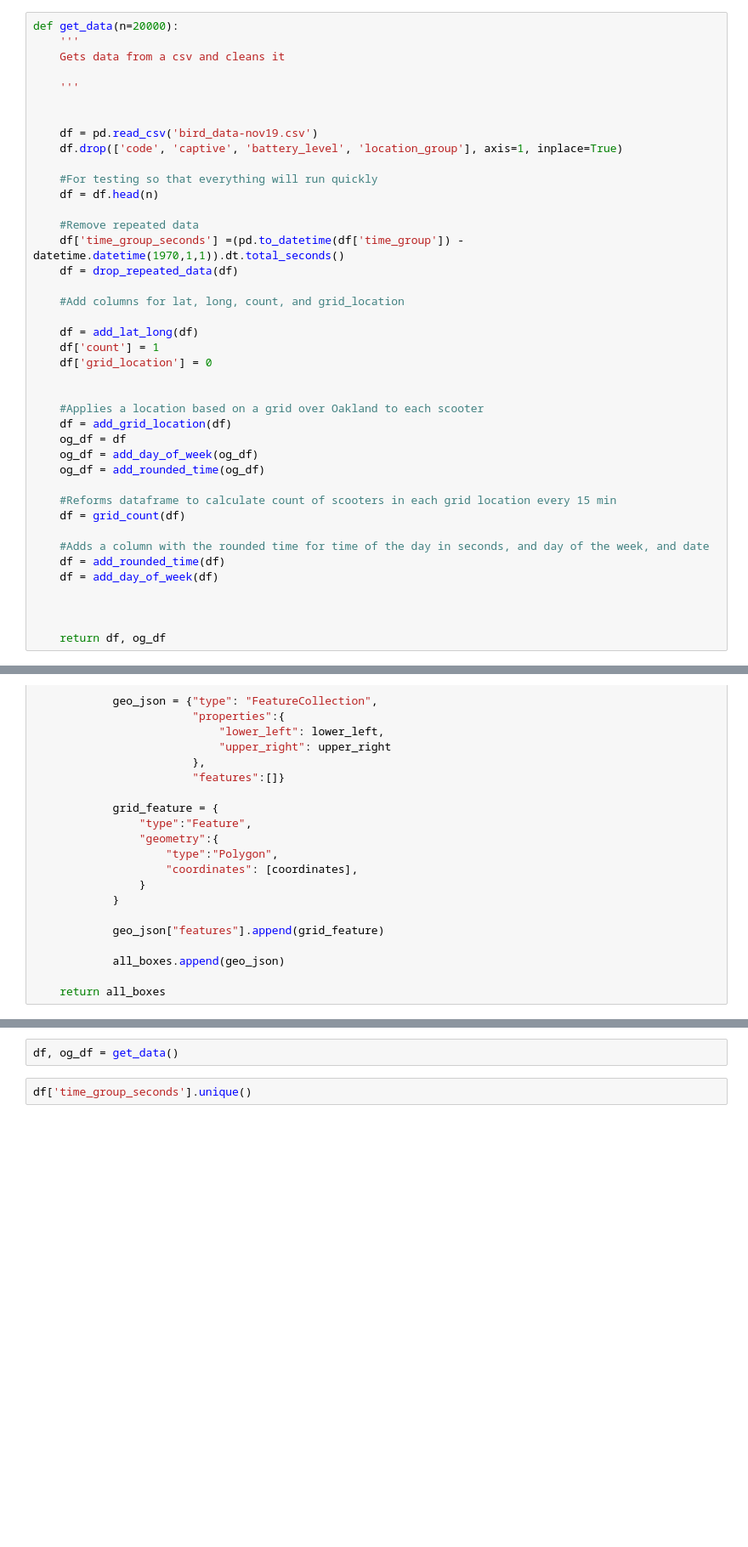
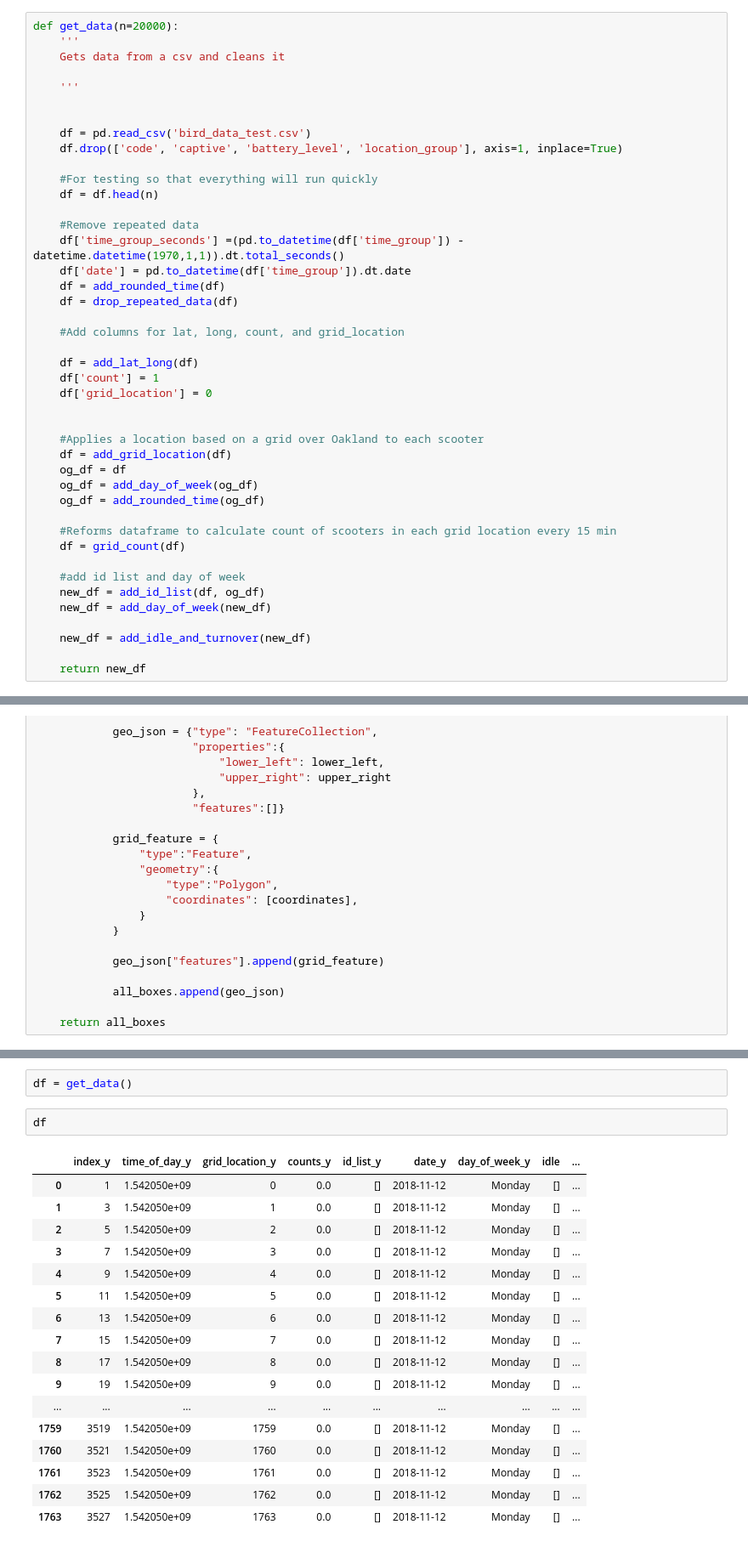
Before and after one commit to johnhayes20/Fantastic-Scooters-and-How-to-Redestribute-Them, a Jupyter notebook: data_cleaning_mk2.ipynb, the cells around one changed output, grey strips where cells are left out. Shown at 85% size. Cells and saved outputs as stored; diff of their text form; blank space fills up the shorter version.

Commit message:
data cleaning finished

```diff
--- a/data_cleaning_mk2.ipynb
+++ b/data_cleaning_mk2.ipynb
@@ -16,7 +12,7 @@ def get_data(n=20000):
     '''
 
 
-    df = pd.read_csv('bird_data-nov19.csv')
+    df = pd.read_csv('bird_data_test.csv')
     df.drop(['code', 'captive', 'battery_level', 'location_group'], axis=1, inplace=True)
 
     #For testing so that everything will run quickly
@@ -24,6 +20,8 @@ def get_data(n=20000):
 
     #Remove repeated data
     df['time_group_seconds'] =(pd.to_datetime(df['time_group']) - datetime.datetime(1970,1,1)).dt.total_seconds()
+    df['date'] = pd.to_datetime(df['time_group']).dt.date
+    df = add_rounded_time(df)
     df = drop_repeated_data(df)
 
     #Add columns for lat, long, count, and grid_location
@@ -42,13 +40,13 @@ def get_data(n=20000):
     #Reforms dataframe to calculate count of scooters in each grid location every 15 min
     df = grid_count(df)
 
-    #Adds a column with the rounded time for time of the day in seconds, and day of the week, and date
-    df = add_rounded_time(df)
-    df = add_day_of_week(df)
+    #add id list and day of week
+    new_df = add_id_list(df, og_df)
+    new_df = add_day_of_week(new_df)
 
+    new_df = add_idle_and_turnover(new_df)
 
-
-    return df, og_df
+    return new_df
 # %%
 def add_lat_long(df):
 
@@ -212,5 +255,22 @@ def add_day_of_week(df):
 # %%
-df, og_df = get_data()
+df = get_data()
 # %%
-df['time_group_seconds'].unique()
+df
 # %% [output]
+|  | index_y | time_of_day_y | grid_location_y | counts_y | id_list_y | date_y | day_of_week_y | idle | ... |
+| 0 | 1 | 1.542050e+09 | 0 | 0.0 | [] | 2018-11-12 | Monday | [] | ... |
+| 1 | 3 | 1.542050e+09 | 1 | 0.0 | [] | 2018-11-12 | Monday | [] | ... |
+| 2 | 5 | 1.542050e+09 | 2 | 0.0 | [] | 2018-11-12 | Monday | [] | ... |
+| 3 | 7 | 1.542050e+09 | 3 | 0.0 | [] | 2018-11-12 | Monday | [] | ... |
+| 4 | 9 | 1.542050e+09 | 4 | 0.0 | [] | 2018-11-12 | Monday | [] | ... |
+| 5 | 11 | 1.542050e+09 | 5 | 0.0 | [] | 2018-11-12 | Monday | [] | ... |
+| 6 | 13 | 1.542050e+09 | 6 | 0.0 | [] | 2018-11-12 | Monday | [] | ... |
+| 7 | 15 | 1.542050e+09 | 7 | 0.0 | [] | 2018-11-12 | Monday | [] | ... |
+| 8 | 17 | 1.542050e+09 | 8 | 0.0 | [] | 2018-11-12 | Monday | [] | ... |
+| 9 | 19 | 1.542050e+09 | 9 | 0.0 | [] | 2018-11-12 | Monday | [] | ... |
+| ... | ... | ... | ... | ... | ... | ... | ... | ... | ... |
+| 1759 | 3519 | 1.542050e+09 | 1759 | 0.0 | [] | 2018-11-12 | Monday | [] | ... |
+| 1760 | 3521 | 1.542050e+09 | 1760 | 0.0 | [] | 2018-11-12 | Monday | [] | ... |
+| 1761 | 3523 | 1.542050e+09 | 1761 | 0.0 | [] | 2018-11-12 | Monday | [] | ... |
+| 1762 | 3525 | 1.542050e+09 | 1762 | 0.0 | [] | 2018-11-12 | Monday | [] | ... |
+| 1763 | 3527 | 1.542050e+09 | 1763 | 0.0 | [] | 2018-11-12 | Monday | [] | ... |
```
Also changed, not shown: parts of 18 cells of this notebook.
